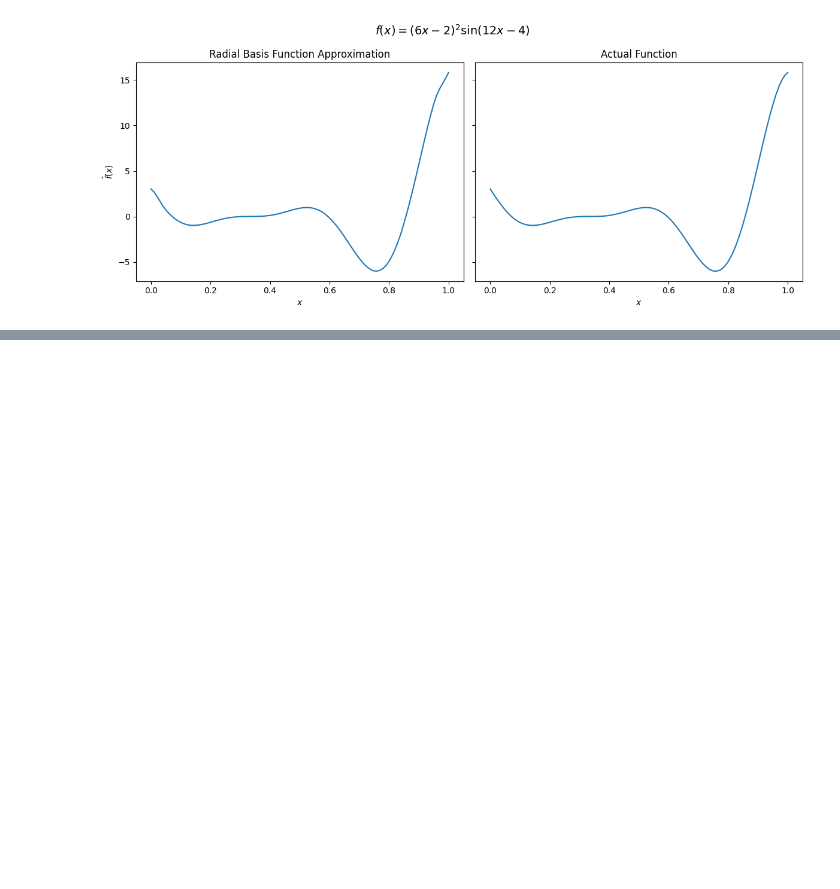
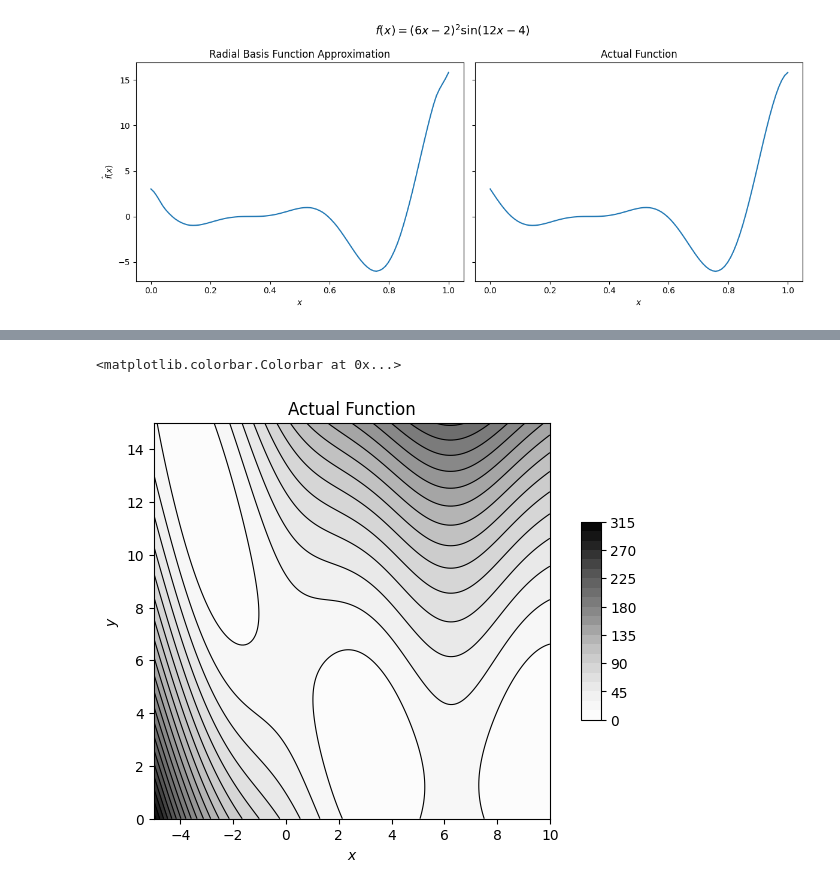
Before and after one commit to ijs32/rceu-2026, a Jupyter notebook: src/ian/surrogate-modeling/chapter-2/chapter_2.ipynb, the cells around one changed output, grey strips where cells are left out. Cells and saved outputs as stored; diff of their text form; code cells hidden in the pictures; blank space fills up the shorter version.

```diff
--- a/src/ian/surrogate-modeling/chapter-2/chapter_2.ipynb
+++ b/src/ian/surrogate-modeling/chapter-2/chapter_2.ipynb
@@ -180,0 +179,39 @@ plt.show()
+# %%
+k = 2
+n = 20
+
+X_sample = random_latin_hypercube(n, k)
+Y_sample = branin(X_sample)
+
+# upper and lower theta bounds
+# search
+
+func_latex = (r'$f(x,y) = 3(1-x)^2 e^{-x^2-(y+1)^2} '
+              r'- 10\left(\frac{x}{5} - x^3 - y^5\right) e^{-x^2-y^2} '
+              r'- \frac{1}{3} e^{-(x+1)^2-y^2}$')
+
+# --- Evaluate both surfaces on a grid ---
+x = np.linspace(-5, 10, 200)
+y = np.linspace(0, 15, 200)
+X, Y = np.meshgrid(x, y)
+matr = np.hstack((X.reshape((-1, 1)), Y.reshape((-1, 1))))
+
+Z_true = branin(matr).reshape((200,200))
+
+# --- Plot side by side ---
+sample_sizes = [5,10,25,50,100]
+n_plots = len(sample_sizes) + 1
+
+fig = plt.figure(figsize=(8, 6*n_plots))
+
+ax = fig.add_subplot(n_plots, 1, 1)
+fill = ax.contourf(X, Y, Z_true, levels=20, cmap='Greys')
+lines = ax.contour(X, Y, Z_true, levels=20, colors='black', linewidths=0.8)
+ax.set_title('Actual Function')
+ax.set_xlabel(r'$x$')
+ax.set_ylabel(r'$y$')
+ax.set_aspect('equal')
+fig.colorbar(fill, ax=ax, shrink=0.5, aspect=10)
+# %% [output]
+<matplotlib.colorbar.Colorbar at 0x...>
+[figure, added]
```
Also changed, not shown: parts of 4 cells of this notebook, 8 other files.
